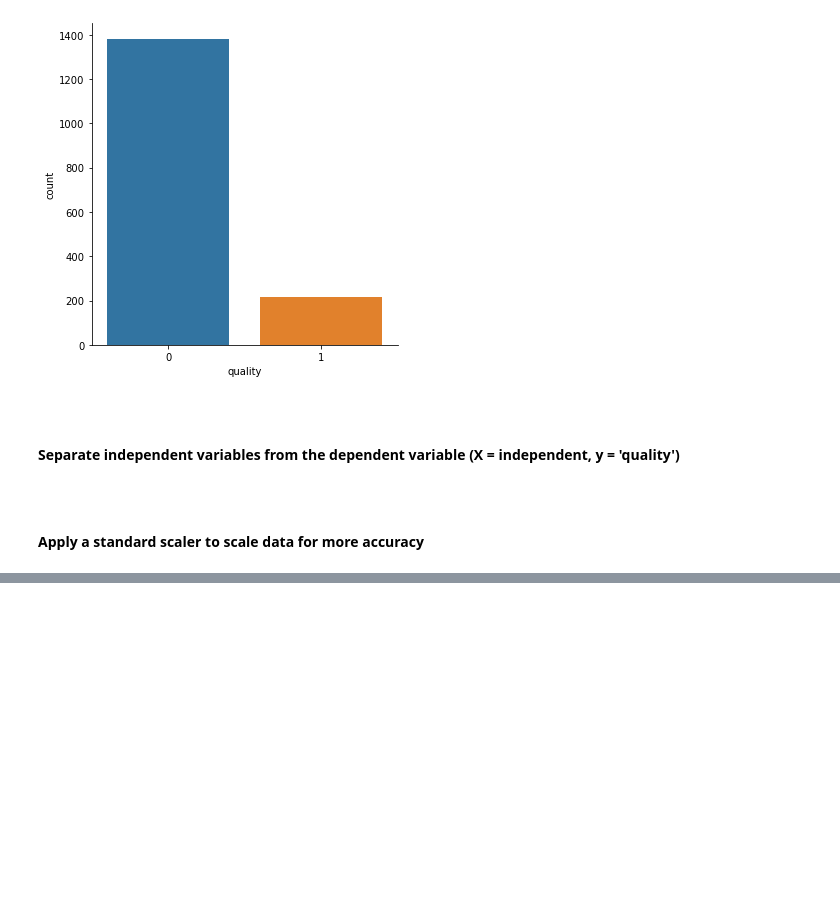
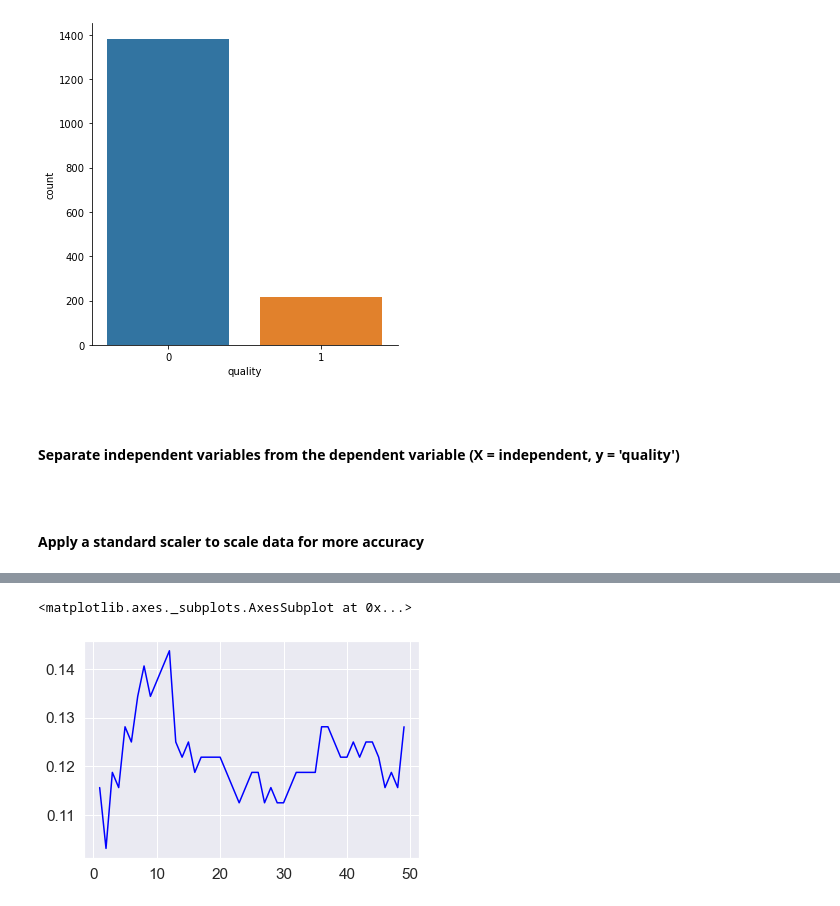
Before and after one commit to PJFinnerty/Machine-Learning-and-Statistics, a Jupyter notebook: SciKit Learn.ipynb, the cells around one changed output, grey strips where cells are left out. Cells and saved outputs as stored; diff of their text form; code cells hidden in the pictures; blank space fills up the shorter version.

```diff
--- a/SciKit Learn.ipynb
+++ b/SciKit Learn.ipynb
@@ -665,0 +684,2 @@ X_test = scaler.transform(X_test)
+# %%
+classifier = KNeighborsClassifier(n_neighbors=1)
@@ -665,0 +688,2 @@ X_test = scaler.transform(X_test)
+# %%
+classifier.fit(X_train, y_train)
@@ -665,0 +734,14 @@ X_test = scaler.transform(X_test)
+# %%
+accuracy = []
+
+# Calculating error rate for measures of K between 1 and 50
+for i in range(1, 50):
+    knn = KNeighborsClassifier(n_neighbors=i)
+    knn.fit(X_train, y_train)
+    pred_i = knn.predict(X_test)
+    accuracy.append(np.mean(pred_i != y_test))
+# %%
+sns.lineplot(range(1,50), accuracy, color='blue')
+# %% [output]
+<matplotlib.axes._subplots.AxesSubplot at 0x...>
+[figure, added]
```
Also changed, not shown: parts of 43 cells of this notebook.
